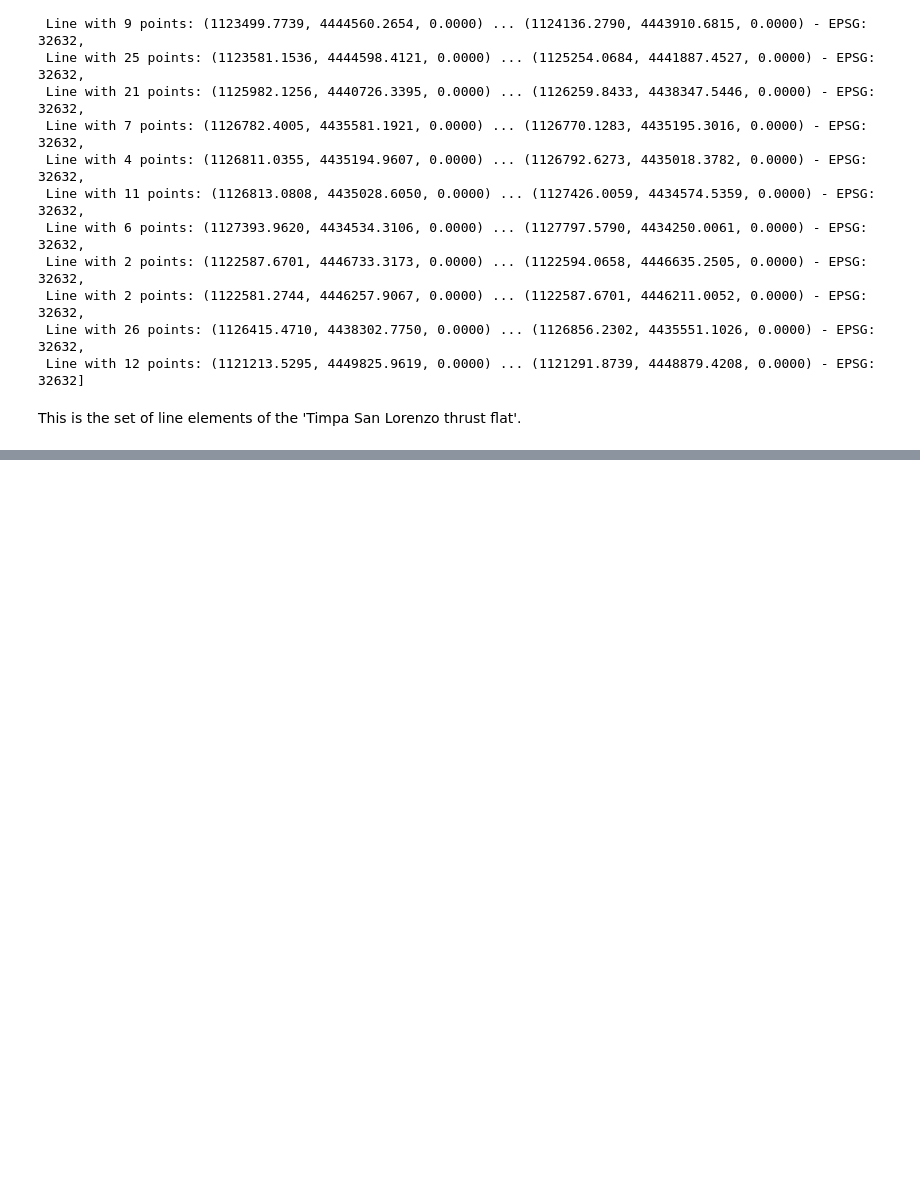
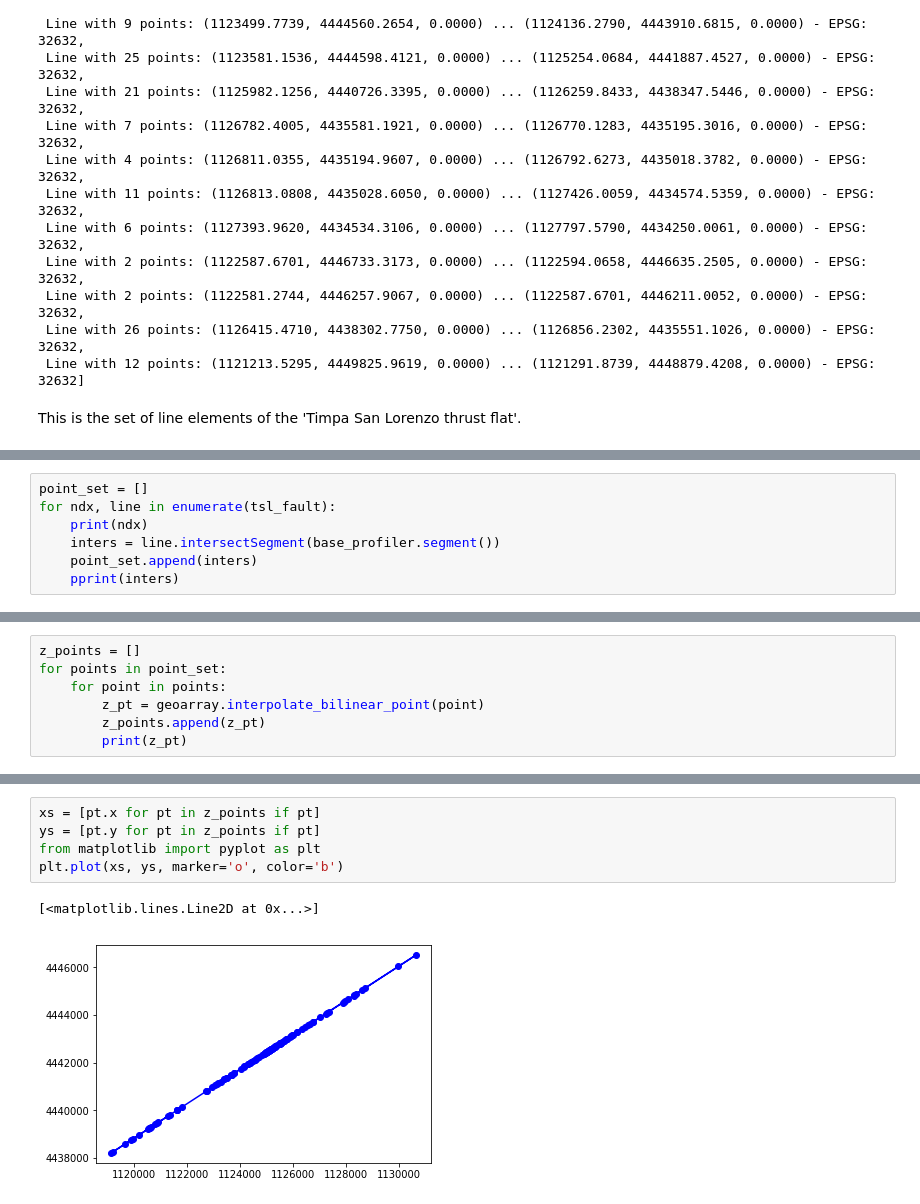
Before and after one commit to mauroalberti/geoprocess, a Jupyter notebook: docs/notebooks/Geologic profiles.ipynb, the cells around one changed output, grey strips where cells are left out. Saved outputs shown, nothing was run; the diff lists cells and outputs as text; blank space fills up the shorter version.

```diff
--- a/docs/notebooks/Geologic profiles.ipynb
+++ b/docs/notebooks/Geologic profiles.ipynb
@@ -406,0 +443,7 @@ This is the set of line elements of the 'Timpa San Lorenzo thrust flat'.
+# %%
+point_set = []
+for ndx, line in enumerate(tsl_fault):
+    print(ndx)
+    inters = line.intersectSegment(base_profiler.segment())
+    point_set.append(inters)
+    pprint(inters)
@@ -406,0 +488,7 @@ This is the set of line elements of the 'Timpa San Lorenzo thrust flat'.
+# %%
+z_points = []
+for points in point_set:
+    for point in points:
+        z_pt = geoarray.interpolate_bilinear_point(point)
+        z_points.append(z_pt)
+        print(z_pt)
@@ -406,0 +513,8 @@ This is the set of line elements of the 'Timpa San Lorenzo thrust flat'.
+# %%
+xs = [pt.x for pt in z_points if pt]
+ys = [pt.y for pt in z_points if pt]
+from matplotlib import pyplot as plt
+plt.plot(xs, ys, marker='o', color='b')
+# %% [output]
+[<matplotlib.lines.Line2D at 0x...>]
+[figure, added]
```
Also changed, not shown: parts of 11 cells of this notebook, 1 other file.
